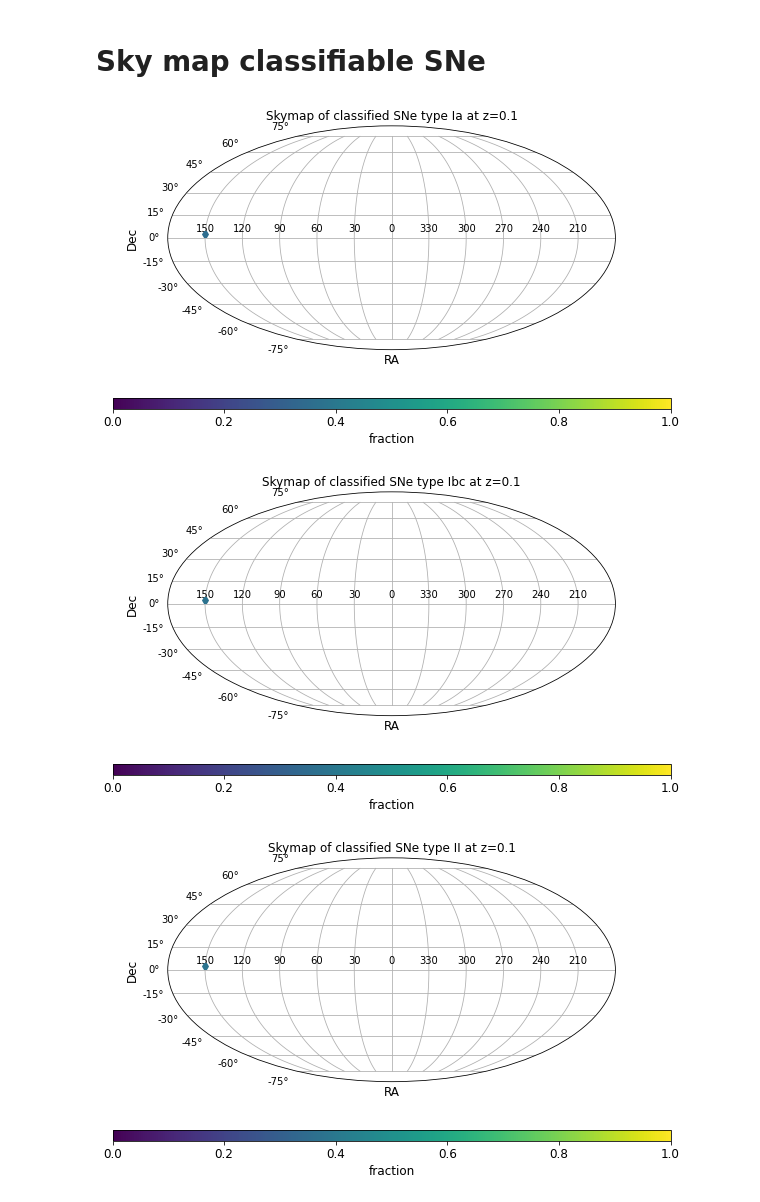
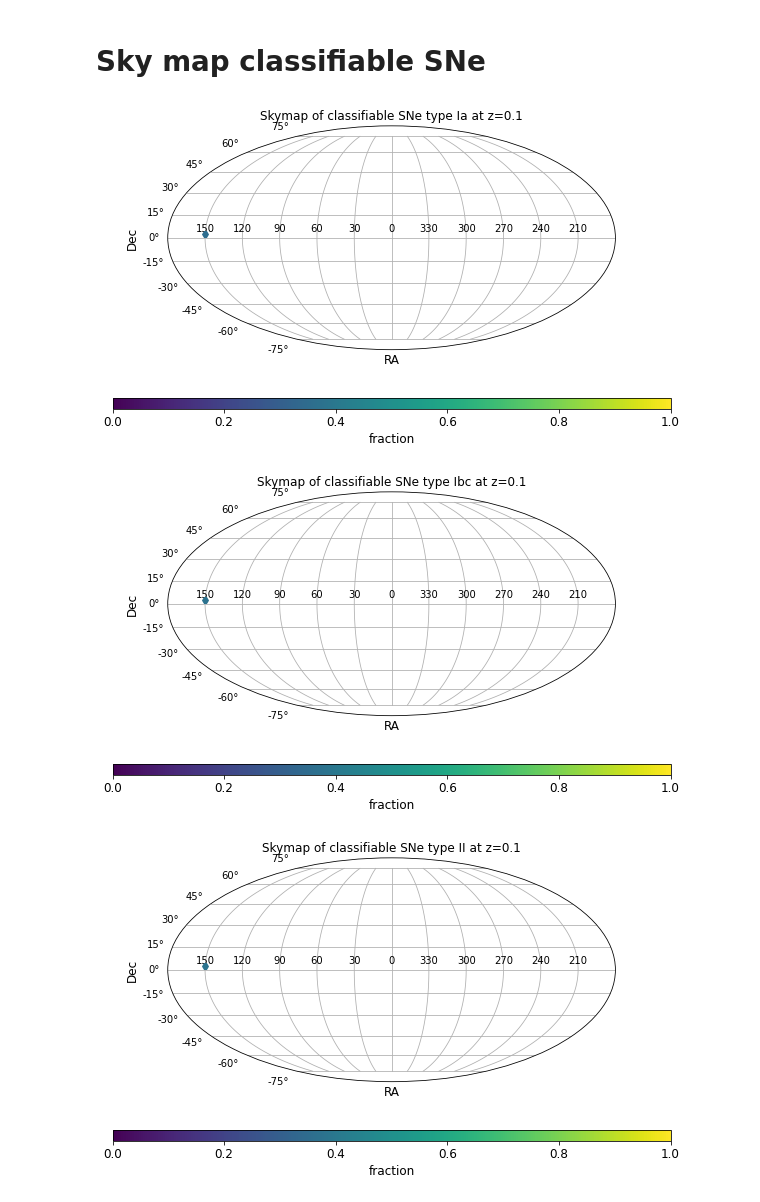
Before and after one commit to FabioRagosta/LSSTmetrics, a Jupyter notebook: SNRate_tests.ipynb, the cells around one changed output. Drawn from its saved outputs; the diff is of its cells as text; code cells hidden in the pictures.

```diff
--- a/SNRate_tests.ipynb
+++ b/SNRate_tests.ipynb
@@ -426,11 +426,11 @@ for i, key in enumerate(['Ia','Ibc','II']):
 # %%
 for i, key in enumerate(['Ia','Ibc','II']):
     fig=plt.figure(figsize=(10,20))
     for j, z in enumerate([0.1]):
         ax= fig.add_subplot(3,1,j+1, projection='mollweide')
-        plt_mlw(ax,np.degrees(slicer.slicePoints['ra']),np.degrees(slicer.slicePoints['dec']),c=zfractions[key][z],vmin=0,vmax=1,dicts={'marker':'H','cbartitle':'fraction','colormap':'viridis','title': 'Skymap of classified SNe type {} at z={}'.format(key,z),'psize':50})
+        plt_mlw(ax,np.degrees(slicer.slicePoints['ra']),np.degrees(slicer.slicePoints['dec']),c=zfractions[key][z],vmin=0,vmax=1,dicts={'marker':'H','cbartitle':'fraction','colormap':'viridis','title': 'Skymap of classifiable SNe type {} at z={}'.format(key,z),'psize':50})
 #plt.savefig('./Figure/skymap_fraction.pdf')
 # %% [output]
-[figure, old version]
+[figure, new version]
-[figure, old version]
+[figure, new version]
-[figure, old version]
+[figure, new version]
```
